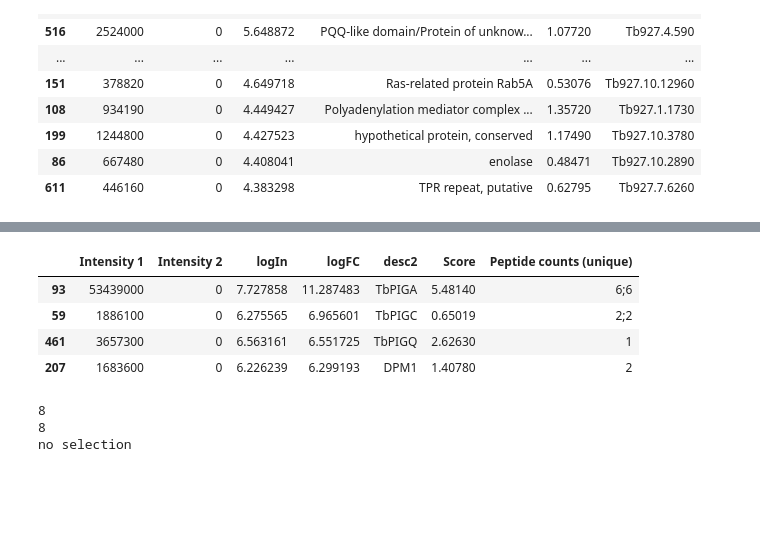
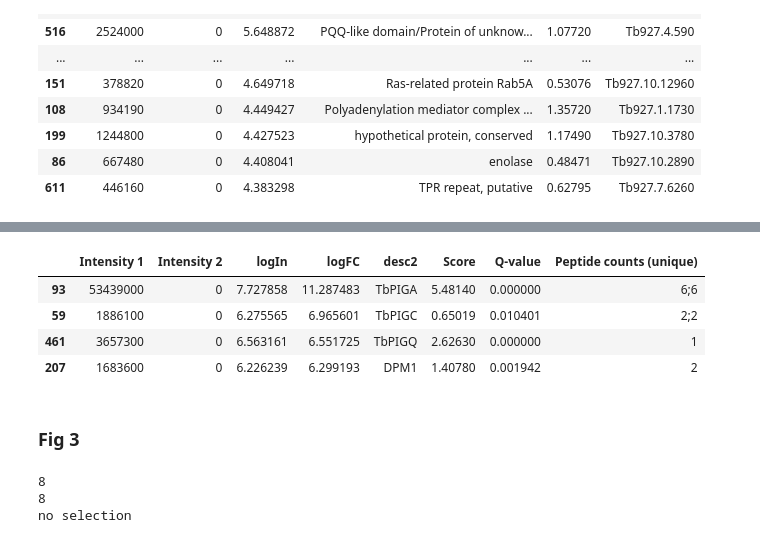
Before and after one commit to mtinti/TbGPI3, a Jupyter notebook: analysis_def.ipynb, the cells around one changed output, grey strips where cells are left out. Cells and saved outputs as stored; diff of their text form; code cells hidden in the pictures; blank space fills up the shorter version.

```diff
--- a/analysis_def.ipynb
+++ b/analysis_def.ipynb
@@ -632,13 +647,13 @@ dfc.sort_values(
 # %%
 dfc[dfc.Gene_id.isin(KnownComponents.keys())
    ].sort_values('logFC',ascending=False)[['Intensity 1','Intensity 2','logIn',
-                                           'logFC','desc2','Score','Peptide counts (unique)']].head(30)
+                                           'logFC','desc2','Score','Q-value','Peptide counts (unique)']].head(30)
 # %% [output]
-|  | Intensity 1 | Intensity 2 | logIn | logFC | desc2 | Score | Peptide counts (unique) |
-| 93 | 53439000 | 0 | 7.727858 | 11.287483 | TbPIGA | 5.48140 | 6;6 |
-| 59 | 1886100 | 0 | 6.275565 | 6.965601 | TbPIGC | 0.65019 | 2;2 |
-| 461 | 3657300 | 0 | 6.563161 | 6.551725 | TbPIGQ | 2.62630 | 1 |
-| 207 | 1683600 | 0 | 6.226239 | 6.299193 | DPM1 | 1.40780 | 2 |
+|  | Intensity 1 | Intensity 2 | logIn | logFC | desc2 | Score | Q-value | Peptide counts (unique) |
+| 93 | 53439000 | 0 | 7.727858 | 11.287483 | TbPIGA | 5.48140 | 0.000000 | 6;6 |
+| 59 | 1886100 | 0 | 6.275565 | 6.965601 | TbPIGC | 0.65019 | 0.010401 | 2;2 |
+| 461 | 3657300 | 0 | 6.563161 | 6.551725 | TbPIGQ | 2.62630 | 0.000000 | 1 |
+| 207 | 1683600 | 0 | 6.226239 | 6.299193 | DPM1 | 1.40780 | 0.001942 | 2 |
 # %%
 aboundance_df=pd.read_csv('aboundance_bsf.csv',index_col=[0])
 aboundance_df.set_index('Gene ID',inplace=True)
@@ -646,6 +661,8 @@ aboundance_df['BSF_rank']=aboundance_df['Abundance_BSF_pro'].rank(ascending=Fals
 
 dfc=dfc.merge(aboundance_df,left_on='Gene_id',right_on='Gene ID',how='left')
 dfc['BSF_rank2']=dfc['BSF_rank'].fillna(dfc['BSF_rank'].max())
+# %% [markdown]
+### Fig 3
 # %%
 plt.style.use('fivethirtyeight')
 #plt.style.use('classic')
```
Also changed, not shown: parts of 14 cells of this notebook, 20 other files.
